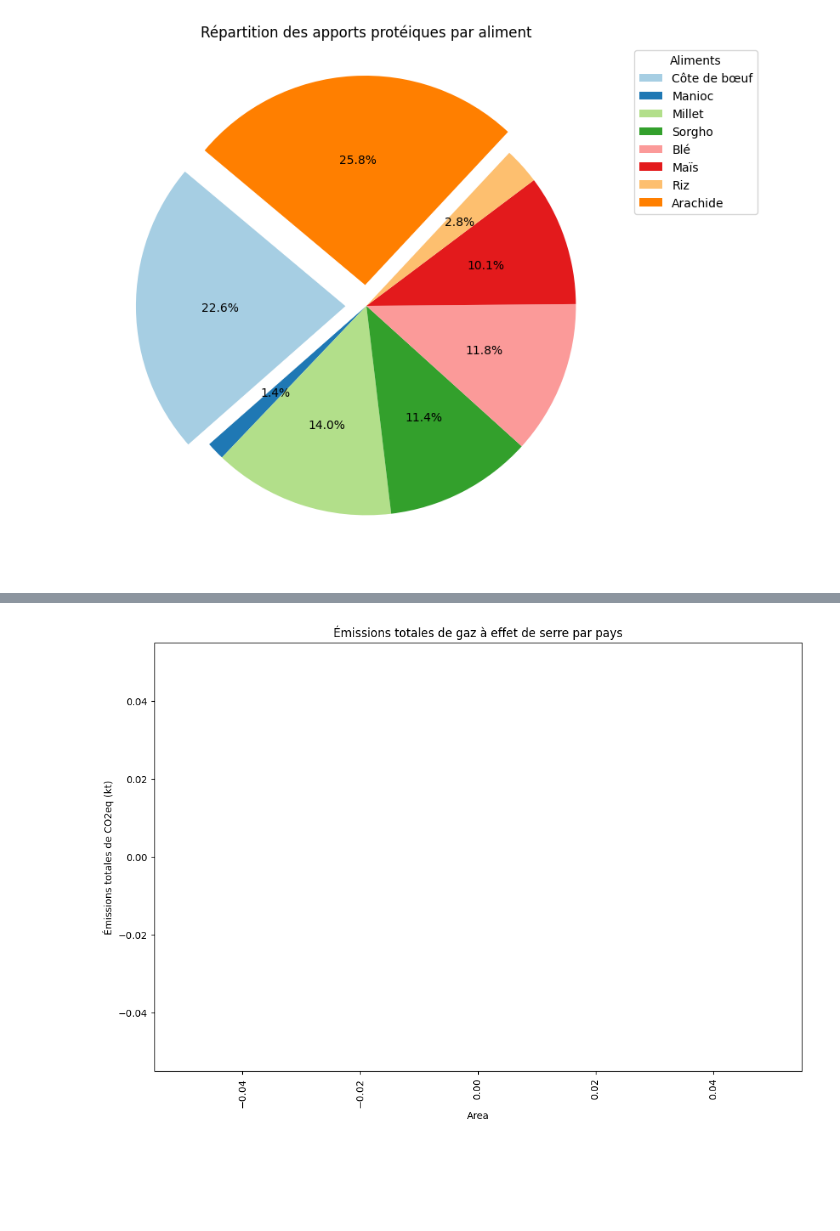
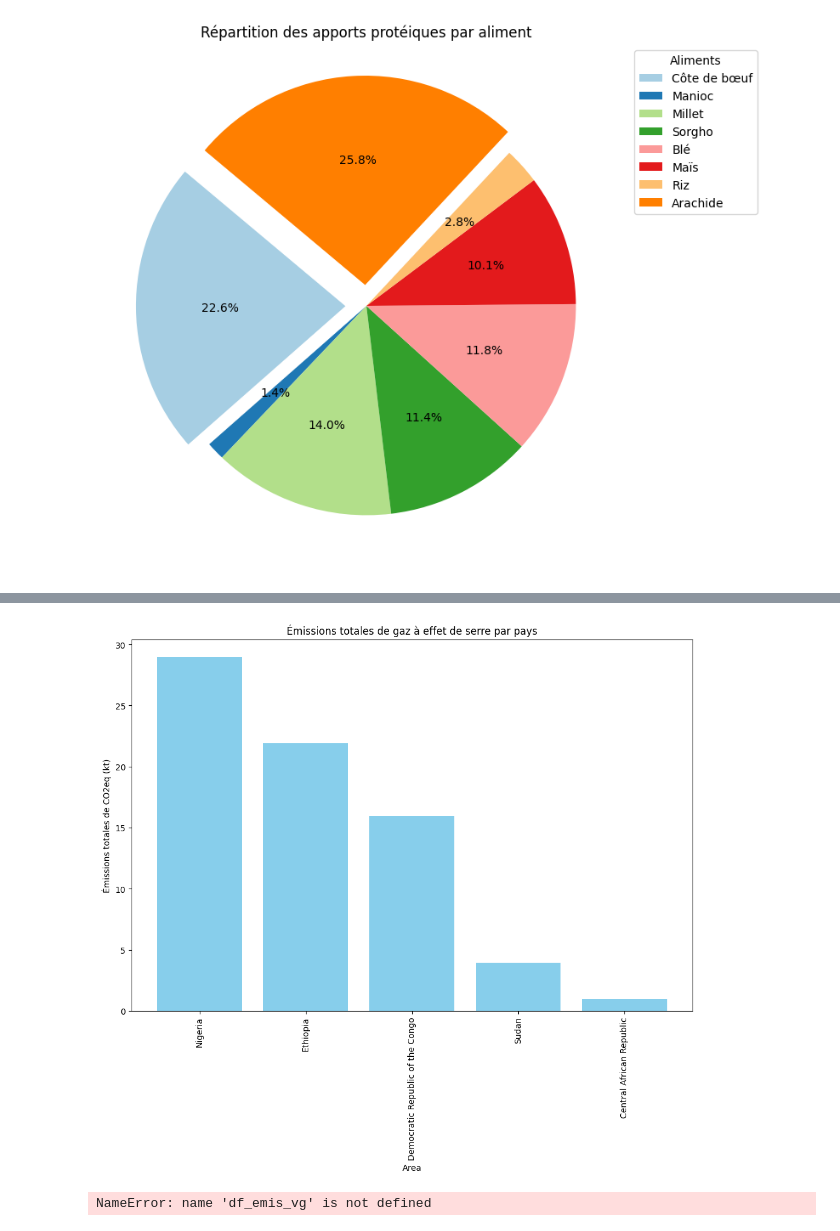
Before and after one commit to faridig/FAO_STAT, a Jupyter notebook: stats_17nov/heatmap.ipynb, the cells around one changed output, grey strips where cells are left out. Saved outputs shown, nothing was run; the diff lists cells and outputs as text; code cells hidden in the pictures; blank space fills up the shorter version.

```diff
--- a/stats_17nov/heatmap.ipynb
+++ b/stats_17nov/heatmap.ipynb
@@ -175,29 +239,39 @@ df_emis_veg.head(4)
 # %%
 import matplotlib.pyplot as plt
 import pandas as pd
 
 # Supposons que votre DataFrame s'appelle df
 # Assurez-vous d'avoir une colonne "Country" et une colonne "Value" dans votre DataFrame
 
+'''['Domain Code', 'Domain', 'Area Code (M49)', 'Area', 'Element Code',
+       'Element', 'Item Code (CPC)', 'Item', 'Year Code', 'Year',
+       'Source Code', 'Source', 'Unit', 'Value', 'Flag', 'Flag Description',
+       'Note'],'''
 # Exemple pour lire les données (à adapter selon votre structure de données)
 # df = pd.read_csv("votre_fichier.csv")
 
 # Filtrer les lignes pertinentes (Emissions totales de tous les produits)
-df_total_emissions = df_emis_veg[df_emis_veg['Item'] == 'Crops total (Emissions CO2eq)']
+df_total_emissions = df_emis_veg[df_emis_veg['Item'].isin(['Maize (corn)', 'Millet', 'Rice', 'Sorghum', 'Wheat'])]
+df_total_emissions
+
+
 
 # Grouper par pays et sommer les émissions
 df_total_emissions_by_country = df_total_emissions.groupby('Area')['Value'].sum().reset_index()
 
 # Trier le DataFrame par valeur décroissante
 df_total_emissions_by_country = df_total_emissions_by_country.sort_values(by='Value', ascending=False)
 
 # Créer le diagramme
 plt.figure(figsize=(12, 8))
 plt.bar(df_total_emissions_by_country['Area'], df_total_emissions_by_country['Value'], color='skyblue')
 plt.xlabel('Area')
 plt.ylabel('Émissions totales de CO2eq (kt)')
 plt.title('Émissions totales de gaz à effet de serre par pays')
 plt.xticks(rotation=90)
 plt.show()
+
+df_emis_vg.columns
 # %% [output]
-[figure, old version]
+[figure, new version]
+NameError: name 'df_emis_vg' is not defined
```
Also changed, not shown: parts of 9 cells of this notebook, 13 other files.
